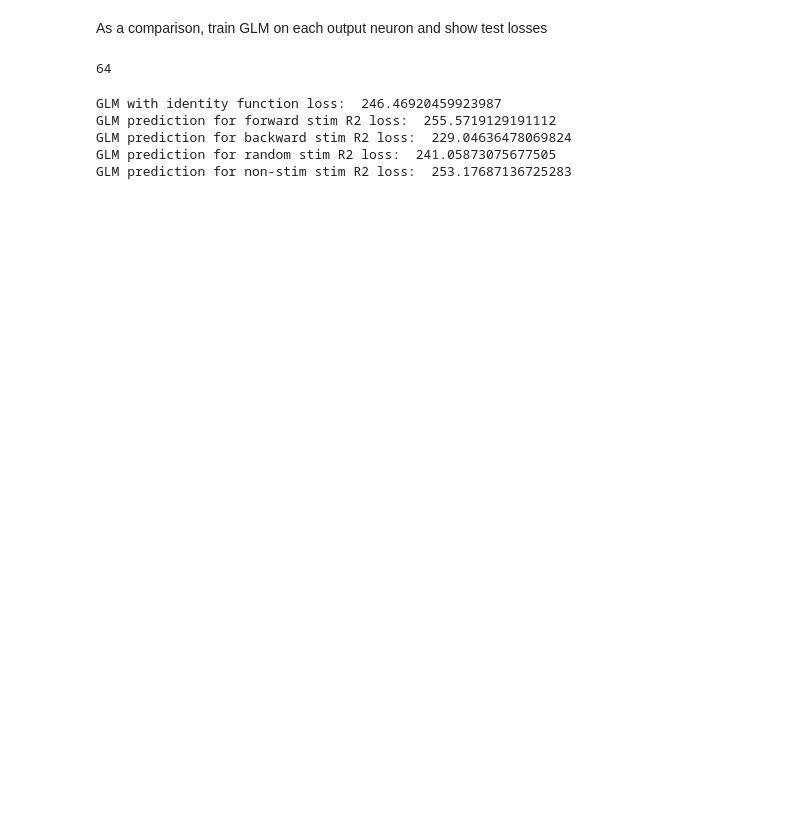
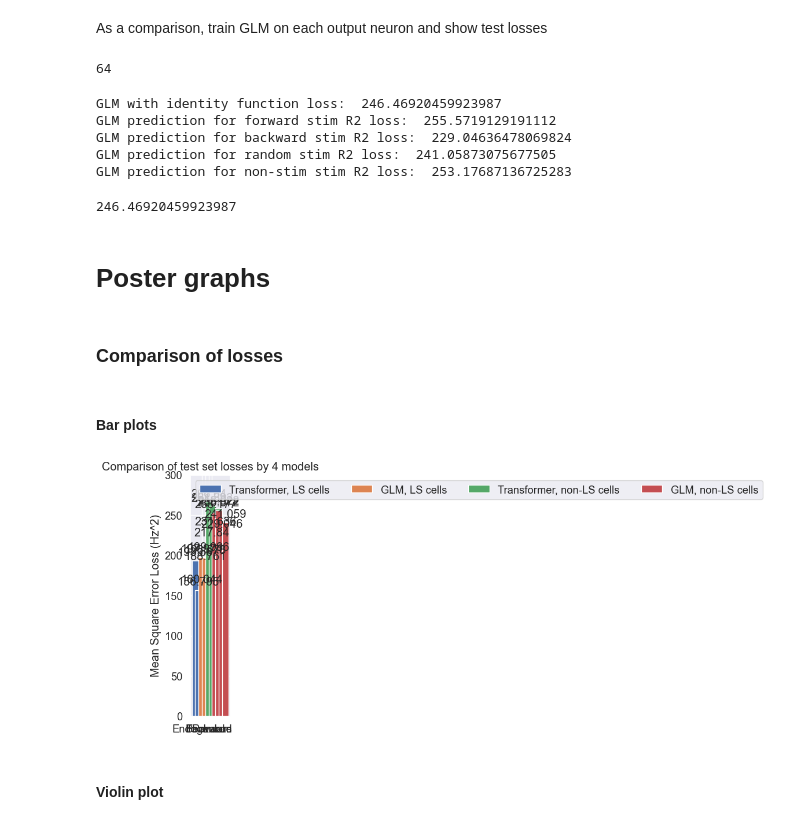
Before and after one commit to cngzlsh/approx_brain, a Jupyter notebook: poster.ipynb, the cells around one changed output. Saved outputs shown, nothing was run; the diff lists cells and outputs as text; code cells hidden in the pictures; blank space fills up the shorter version.

Commit message:
genearted bar plot, needs reformatting

```diff
--- a/poster.ipynb
+++ b/poster.ipynb
@@ -664,22 +641,22 @@ print(output_dim)
 from sklearn.linear_model import TweedieRegressor
 
 # pred for each neuron
-glm_losses = np.zeros(Y_test_nLS_np.shape[0])
+glm_nLS_losses = np.zeros(Y_test_nLS_np.shape[0])
 output_dim = Y_test_nLS_np.shape[1]
 
 for i in tqdm(range(output_dim)):
-    glm_reg = TweedieRegressor(power=0, alpha=1, link='identity')
-    glm_reg.fit(X_train_np, Y_train_nLS_np[:,i])
+    glm_nLS_reg = TweedieRegressor(power=0, alpha=1, link='identity')
+    glm_nLS_reg.fit(X_train_np, Y_train_nLS_np[:,i])
 
-    glm_losses += np.power(Y_test_nLS_np[:,i] - glm_reg.predict(X_test_np), 2)
+    glm_nLS_losses += np.power(Y_test_nLS_np[:,i] - glm_nLS_reg.predict(X_test_np), 2)
 
-glm_loss = glm_losses.sum() / Y_test_nLS.shape[0] / output_dim
+glm_loss = glm_nLS_losses.sum() / Y_test_nLS.shape[0] / output_dim
 print('GLM with identity function loss: ', glm_loss)
 
-print('GLM prediction for forward stim R2 loss: ', glm_losses[forward_mse_idx].sum()/len(forward_mse_idx)/output_dim)
-print('GLM prediction for backward stim R2 loss: ', glm_losses[backward_mse_idx].sum() / len(backward_mse_idx)/output_dim)
-print('GLM prediction for random stim R2 loss: ', glm_losses[random_mse_idx].sum() / len(random_mse_idx)/output_dim)
-print('GLM prediction for non-stim stim R2 loss: ', glm_losses[non_stim_mse_idx].sum() / len(non_stim_mse_idx)/output_dim)
+print('GLM prediction for forward stim R2 loss: ', glm_nLS_losses[forward_mse_idx].sum()/len(forward_mse_idx)/output_dim)
+print('GLM prediction for backward stim R2 loss: ', glm_nLS_losses[backward_mse_idx].sum() / len(backward_mse_idx)/output_dim)
+print('GLM prediction for random stim R2 loss: ', glm_nLS_losses[random_mse_idx].sum() / len(random_mse_idx)/output_dim)
+print('GLM prediction for non-stim stim R2 loss: ', glm_nLS_losses[non_stim_mse_idx].sum() / len(non_stim_mse_idx)/output_dim)
 # %% [output]
 64
 GLM with identity function loss:  246.46920459923987
@@ -691,0 +667,54 @@ s
+# %%
+glm_nLS_losses
+# %% [output]
+246.46920459923987
+# %% [markdown]
+# Poster graphs
+# %% [markdown]
+### Comparison of losses
+# %% [markdown]
+#### Bar plots
+# %%
+stim_types = ['Endogenous', 'Forward', 'Backward', 'Random']
+mses = {
+    'Transformer, LS cells': (LS_test_pred_loss[non_stim_mse_idx].sum()/len(non_stim_mse_idx)/13,
+                              LS_test_pred_loss[forward_mse_idx].sum()/len(forward_mse_idx)/13,
+                              LS_test_pred_loss[backward_mse_idx].sum()/len(backward_mse_idx)/13,
+                              LS_test_pred_loss[random_mse_idx].sum()/len(random_mse_idx)/13),
+    'GLM, LS cells': (glm_LS_losses[non_stim_mse_idx].sum() / len(non_stim_mse_idx)/13,
+                      glm_LS_losses[forward_mse_idx].sum() / len(forward_mse_idx)/13,
+                      glm_LS_losses[backward_mse_idx].sum() / len(backward_mse_idx)/13,
+                      glm_LS_losses[random_mse_idx].sum() / len(random_mse_idx)/13),
+    'Transformer, non-LS cells': (nLS_test_pred_loss[non_stim_mse_idx].sum() / len(non_stim_mse_idx)/64,
+                                  nLS_test_pred_loss[forward_mse_idx].sum() / len(forward_mse_idx)/64,
+                                  nLS_test_pred_loss[backward_mse_idx].sum() / len(backward_mse_idx)/64,
+                                  nLS_test_pred_loss[random_mse_idx].sum() / len(random_mse_idx)/64),
+    'GLM, non-LS cells': (glm_nLS_losses[non_stim_mse_idx].sum() / len(non_stim_mse_idx)/64,
+                          glm_nLS_losses[forward_mse_idx].sum() / len(forward_mse_idx)/64,
+                          glm_nLS_losses[backward_mse_idx].sum() / len(backward_mse_idx)/64,
+                          glm_nLS_losses[random_mse_idx].sum() / len(random_mse_idx)/64)
+}
+
+x = np.arange(len(stim_types))
+width = 2  # the width of the bars
+multiplier = 0
+fig, ax = plt.subplots(layout='constrained')
+
+for model, loss in mses.items():
+    offset = width * multiplier
+    rects = ax.bar(x + offset, loss, width, label=model)
+    ax.bar_label(rects, padding=3)
+    multiplier += 1
+
+# Add some text for labels, title and custom x-axis tick labels, etc.
+ax.set_ylabel('Mean Square Error Loss (Hz^2)')
+ax.set_title('Comparison of test set losses by 4 models')
+ax.set_xticks(x + width, stim_types)
+ax.legend(loc='upper left', ncols=4)
+ax.set_ylim(0, 300)
+
+plt.show()
+# %% [output]
+[figure, added]
+# %% [markdown]
+#### Violin plot
```
Also changed, not shown: parts of 7 cells of this notebook.
